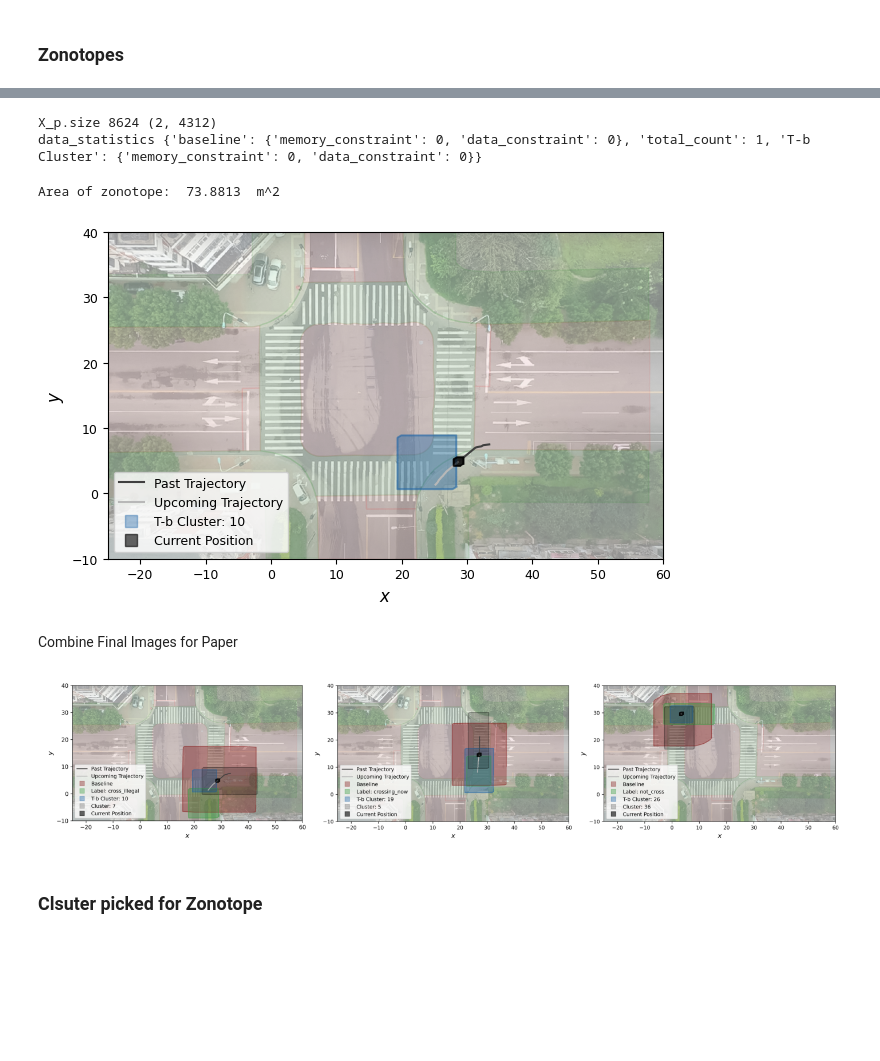
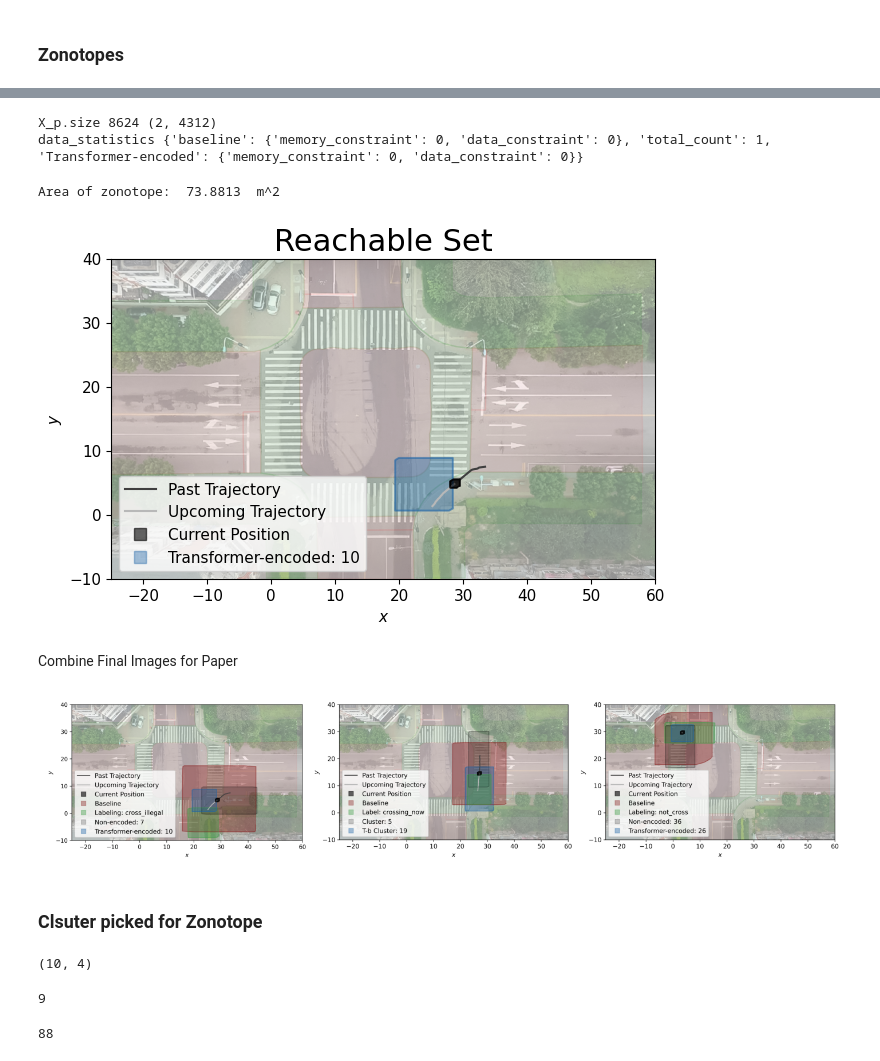
Before and after one commit to kfragkedaki/Pedestrian_Project, a Jupyter notebook: labeling_oracle_Soderlund.ipynb, the cells around one changed output, grey strips where cells are left out. Cells and saved outputs as stored; diff of their text form; code cells hidden in the pictures; blank space fills up the shorter version.

```diff
--- a/labeling_oracle_Soderlund.ipynb
+++ b/labeling_oracle_Soderlund.ipynb
@@ -34,11 +34,12 @@ REVERSED_LABELS
  5: 'not_cross',
  6: 'unknown'}
+# %%
+TEST_TRAJECTORIES = {
+    'cross_illegal': 4,
+    'not_cross': 26,
+    'cross_now': 3,
+}
 # %%
-TEST_TRAJECTORIES = {
-    'cross_illegal': 4,
-    'not_cross': 26,
-    'crossing_now': 3,
-}
 for test_name, chunk in TEST_TRAJECTORIES.items():
     config_test = config.copy()
     config_test['data_dir'] = ROOT_RESOURCES + f'/test/{test_name}'
@@ -55,7 +56,7 @@ for test_name, chunk in TEST_TRAJECTORIES.items():
     if distance_co > 3 or distance_c > 3:
         print("No cluster found that is close enough")
         continue
-    test_cases = {f'l_{l}': f'Label: {REVERSED_LABELS[l]}', f'c_{c}': f'T-b Cluster: {c}',  f'co_{co}': f'Cluster: {co}'}
+    test_cases = {f'l_{l}': f'Labeling: {REVERSED_LABELS[l]}', f'co_{co}': f'Non-encoded: {co}',  f'c_{c}': f'Transformer-encoded: {c}'}
 
     print(f"Name: {test_name},", test_cases)
     run_scenario(trajectory=trajectory, config=config, labels=test_cases, show_path=True, baseline=True, show_plot=True, save_plot=config_test['data_dir'])
@@ -142,11 +143,11 @@ test_labeling_oracle.load_data()
 trajectory, _ = get_test_label(test_labeling_oracle, chunk=chunk)
 c, distance_c = get_cluster(config, test_labeling_oracle, chunk=chunk)
 
-if distance_co > 3 or distance_c > 3:
+if distance_c > 3:
     print("No cluster found that is close enough")
 
-test_cases = {f'c_{c}': f'T-b Cluster: {c}'}
+test_cases = {f'c_{c}': f'Transformer-encoded: {c}'}
 
 print(f"Name: {test_name},", test_cases)
-run_scenario(trajectory=trajectory, config=config, labels=test_cases, show_path=True, baseline=False, show_plot=True)
+run_scenario(trajectory=trajectory, config=config, labels=test_cases, show_path=True, baseline=False, show_plot=True, title='Reachable Set')
 # %% [output]
@@ -176,7 +177,7 @@ Name: cross_illegal, {'c_10': 'T-b Cluster: 10'}
 X_p.size 8624 (2, 4312)
-data_statistics {'baseline': {'memory_constraint': 0, 'data_constraint': 0}, 'total_count': 1, 'T-b Cluster': {'memory_constraint': 0, 'data_constraint': 0}}
+data_statistics {'baseline': {'memory_constraint': 0, 'data_constraint': 0}, 'total_count': 1, 'Transformer-encoded': {'memory_constraint': 0, 'data_constraint': 0}}
 Area of zonotope:  73.8813  m^2
-[figure, old version]
+[figure, new version]
 # %% [markdown]
 Combine Final Images for Paper
 # %%
@@ -206,22 +207,28 @@ def combine_images(image_paths, output_path):
 # Example usage
 test_names = list(TEST_TRAJECTORIES.keys())
 image_paths = [
-    ROOT_RESOURCES + f'/test/{test_names[0]}/use.png',
+    ROOT_RESOURCES + f'/test/{test_names[0]}/0.png',
     ROOT_RESOURCES + f'/test/{test_names[2]}/use.png',
-    ROOT_RESOURCES + f'/test/{test_names[1]}/use.png',
+    ROOT_RESOURCES + f'/test/{test_names[1]}/0.png',
 ]
 output_path = ROOT_RESOURCES + '/test/combined_image.jpg'
 combine_images(image_paths, output_path)
 # %% [output]
-[figure, old version]
+[figure, new version]
 # %% [markdown]
 ### Clsuter picked for Zonotope
 # %%
 c , l
+# %% [output]
+(10, 4)
 # %%
 _sind_, d, _, mapping = get_data(_load=True, config=config, test_case=(c, 'Cluster'))
 _mode = mapping[c]
 _mode
+# %% [output]
+9
 # %%
 len(d[_mode])
+# %% [output]
+88
 # %%
```
Also changed, not shown: parts of 4 cells of this notebook, 17 other files.
